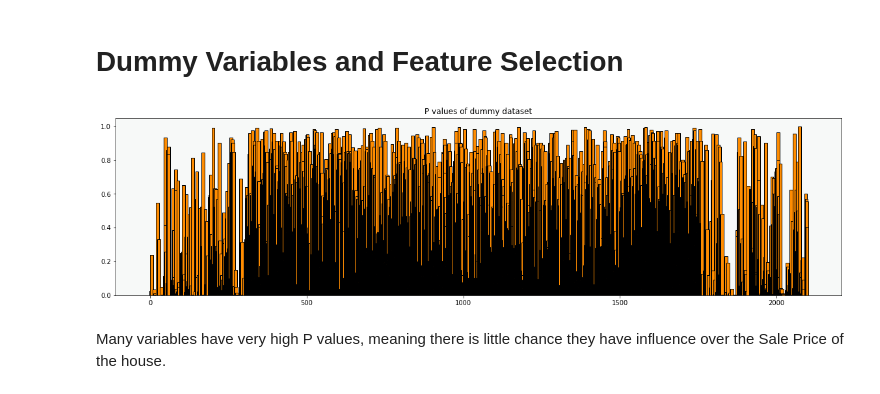
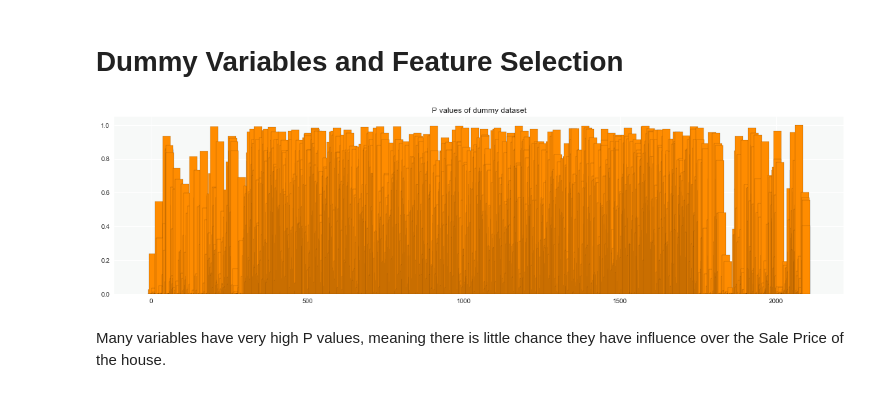
Before and after one commit to deanjgoldman/housing-ml, a Jupyter notebook: Housing_Models.ipynb, the cells around one changed output. Drawn from its saved outputs; the diff is of its cells as text; code cells hidden in the pictures.

```diff
--- a/Housing_Models.ipynb
+++ b/Housing_Models.ipynb
@@ -215,17 +244,13 @@ data = pd.get_dummies(data).fillna(0)
 # %%
-selector = SelectKBest(score_func=f_regression, k=10).fit(data, y)
-scores = selector.pvalues_
-scores /= scores.max()
-
 X_indices = np.arange(data.shape[-1])
 fig, ax = plt.subplots(figsize = (20,5))
-plt.bar(X_indices, scores, width=10,
+plt.bar(X_indices, (scores), width=25,
         label=r'Univariate score ($-Log(p_{value})$)', color='darkorange',
-        edgecolor='black')
+        edgecolor='black', linewidth=.15)
 ax.set_title("P values of dummy dataset")
 ax.set_axis_bgcolor("#F7F9F8")
 # %% [output]
-[figure, old version]
+[figure, new version]
 # %% [markdown]
 Many variables have very high P values, meaning there is little chance they have influence over the Sale Price of the house.
 # %%
```
Also changed, not shown: parts of 55 cells of this notebook.
